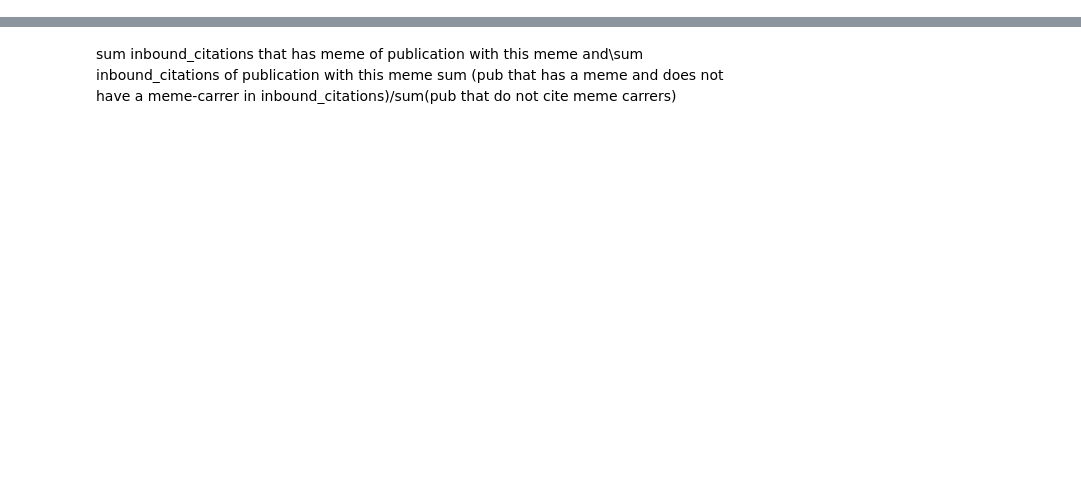
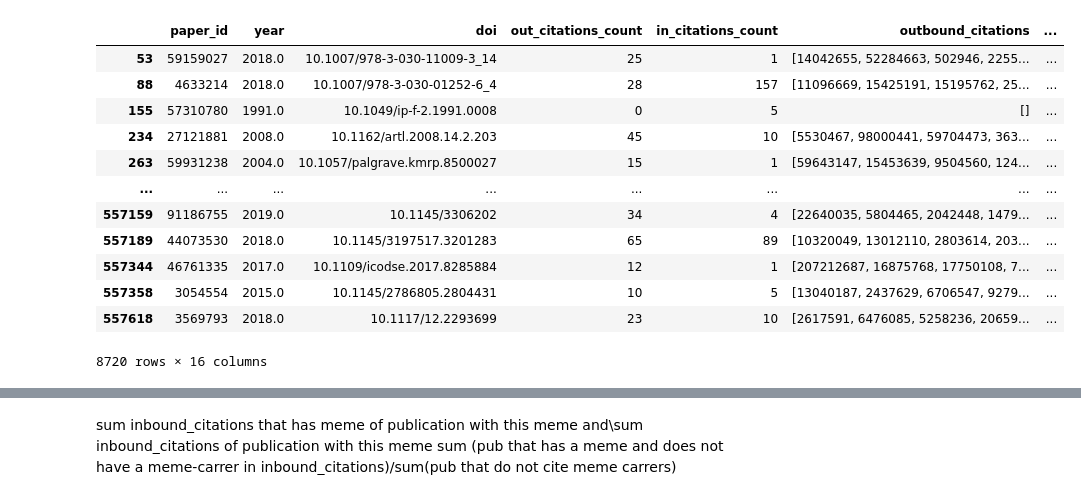
Before and after one commit to ModelOriented/AI-strategies-papers-regulations-monitoring, a Jupyter notebook: notebooks/pk/meme_score.ipynb, the cells around one changed output, grey strips where cells are left out. Drawn from its saved outputs; the diff is of its cells as text; code cells hidden in the pictures; blank space fills up the shorter version.

```diff
--- a/notebooks/pk/meme_score.ipynb
+++ b/notebooks/pk/meme_score.ipynb
@@ -15,0 +158,16 @@ df = pd.read_parquet('meme_score.parquet')
+# %%
+df[df['company']>0]
+# %% [output]
+|  | paper_id | year | doi | out_citations_count | in_citations_count | outbound_citations | ... |
+| 53 | 59159027 | 2018.0 | 10.1007/978-3-030-11009-3_14 | 25 | 1 | [14042655, 52284663, 502946, 2255... | ... |
+| 88 | 4633214 | 2018.0 | 10.1007/978-3-030-01252-6_4 | 28 | 157 | [11096669, 15425191, 15195762, 25... | ... |
+| 155 | 57310780 | 1991.0 | 10.1049/ip-f-2.1991.0008 | 0 | 5 | [] | ... |
+| 234 | 27121881 | 2008.0 | 10.1162/artl.2008.14.2.203 | 45 | 10 | [5530467, 98000441, 59704473, 363... | ... |
+| 263 | 59931238 | 2004.0 | 10.1057/palgrave.kmrp.8500027 | 15 | 1 | [59643147, 15453639, 9504560, 124... | ... |
+| ... | ... | ... | ... | ... | ... | ... | ... |
+| 557159 | 91186755 | 2019.0 | 10.1145/3306202 | 34 | 4 | [22640035, 5804465, 2042448, 1479... | ... |
+| 557189 | 44073530 | 2018.0 | 10.1145/3197517.3201283 | 65 | 89 | [10320049, 13012110, 2803614, 203... | ... |
+| 557344 | 46761335 | 2017.0 | 10.1109/icodse.2017.8285884 | 12 | 1 | [207212687, 16875768, 17750108, 7... | ... |
+| 557358 | 3054554 | 2015.0 | 10.1145/2786805.2804431 | 10 | 5 | [13040187, 2437629, 6706547, 9279... | ... |
+| 557618 | 3569793 | 2018.0 | 10.1117/12.2293699 | 23 | 10 | [2617591, 6476085, 5258236, 20659... | ... |
+8720 rows × 16 columns
```
Also changed, not shown: parts of 12 cells of this notebook.
